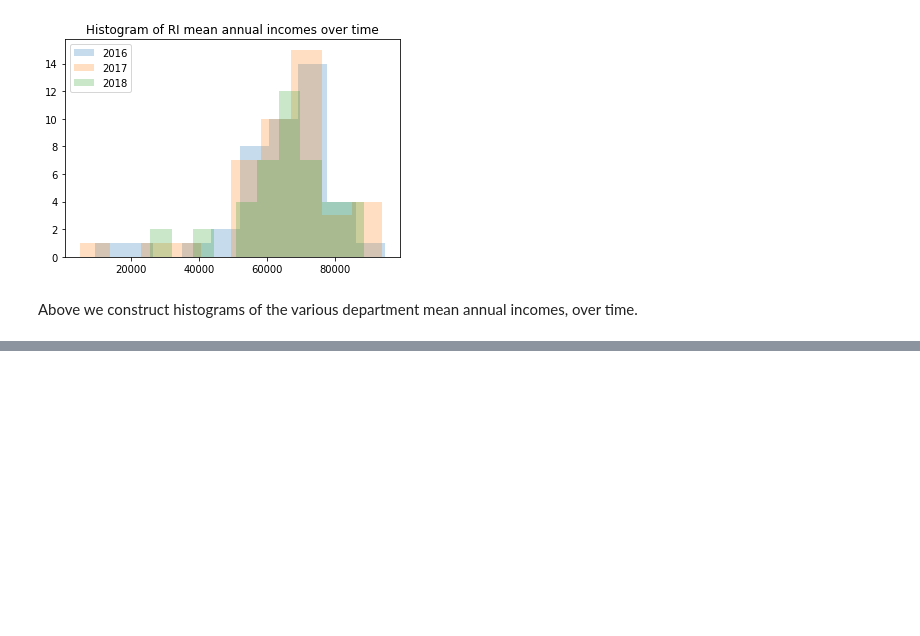
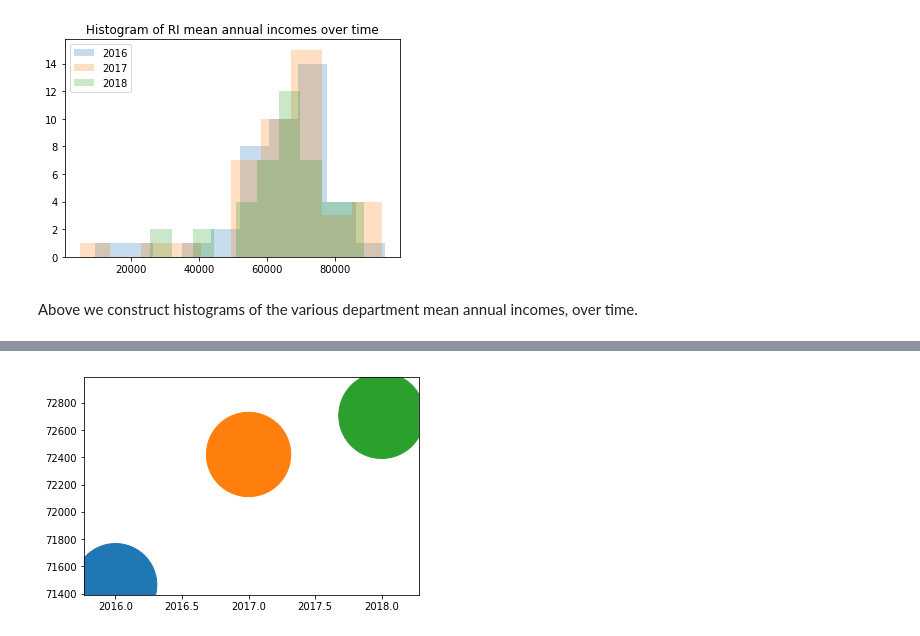
Before and after one commit to Kodyak/TDI-challenge, a Jupyter notebook: TDI Challenge Project Proposal.ipynb, the cells around one changed output, grey strips where cells are left out. Cells and saved outputs as stored; diff of their text form; code cells hidden in the pictures; blank space fills up the shorter version.

Commit message:
Added + Fixed
Added Ant Simulation code.
Cleaned Proposal code (with plots).

```diff
--- a/TDI Challenge Project Proposal.ipynb
+++ b/TDI Challenge Project Proposal.ipynb
@@ -101,3 +101,20 @@ pplot.show()
 [figure]
 # %% [markdown]
 Above we construct histograms of the various department mean annual incomes, over time.
+# %%
+years = np.sort( RI_data['fiscal_year'].unique() ) # get years
+init_years = range(2016,2019) # extracted years to work with for initial exploration
+departments = RI_data[' department'].unique() # get departments
+
+deviations = np.pi * np.ones(shape = [len(departments), len(init_years) + 1]) # initialize matrix of stdev
+                                                                         # (columns are years for fixed dept)
+                                                                         # len(init_years) + 1 to add a row index
+for i in range(len(departments)):
+    deviations[i,0] = i
+
+for i in range(len(departments)):
+    for j in range(len(init_years)):
+        subset = RI_data.loc[ (RI_data['fiscal_year'] == init_years[j]) & (RI_data[' department'] == departments[i] ) ]
+        deviations[i,j+1] = np.std( [ float(x) for x in subset[' annual'] ] ) # annual salary type = string
+
+deviations = deviations[~np.isnan(deviations).any(axis=1)] # loses structure
@@ -103,0 +141,14 @@ Above we construct histograms of the various department mean annual incomes, ove
+# %%
+### Plot of (scaled) deviations of URI Dept over time
+for j in range(len(init_years)):
+    pplot.scatter (x = init_years[j] , y = means[1,j+1], s=deviations[0:,j+1]/5)
+pplot.show()
+
+
+### Sketch of code to plot diff departments over time
+# for i in range(len(departments)):
+#     for j in range(len(init_years)):
+#         pplot.scatter (x = init_years[j] , y = means[i-1,j+1], s=deviations[i-1:,j+1])
+# pplot.show()
+# %% [output]
+[figure, added]
```
Also changed, not shown: parts of 2 cells of this notebook, 2 other files.
